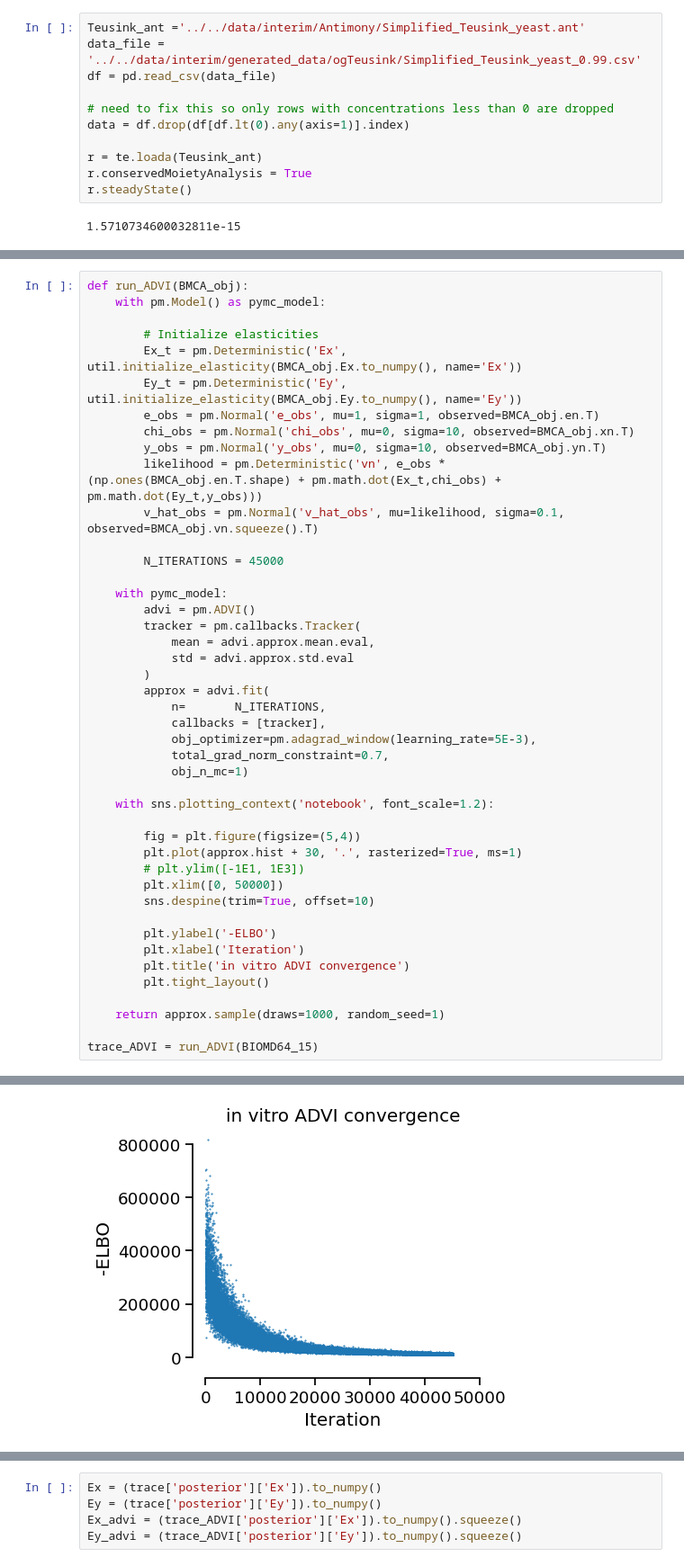
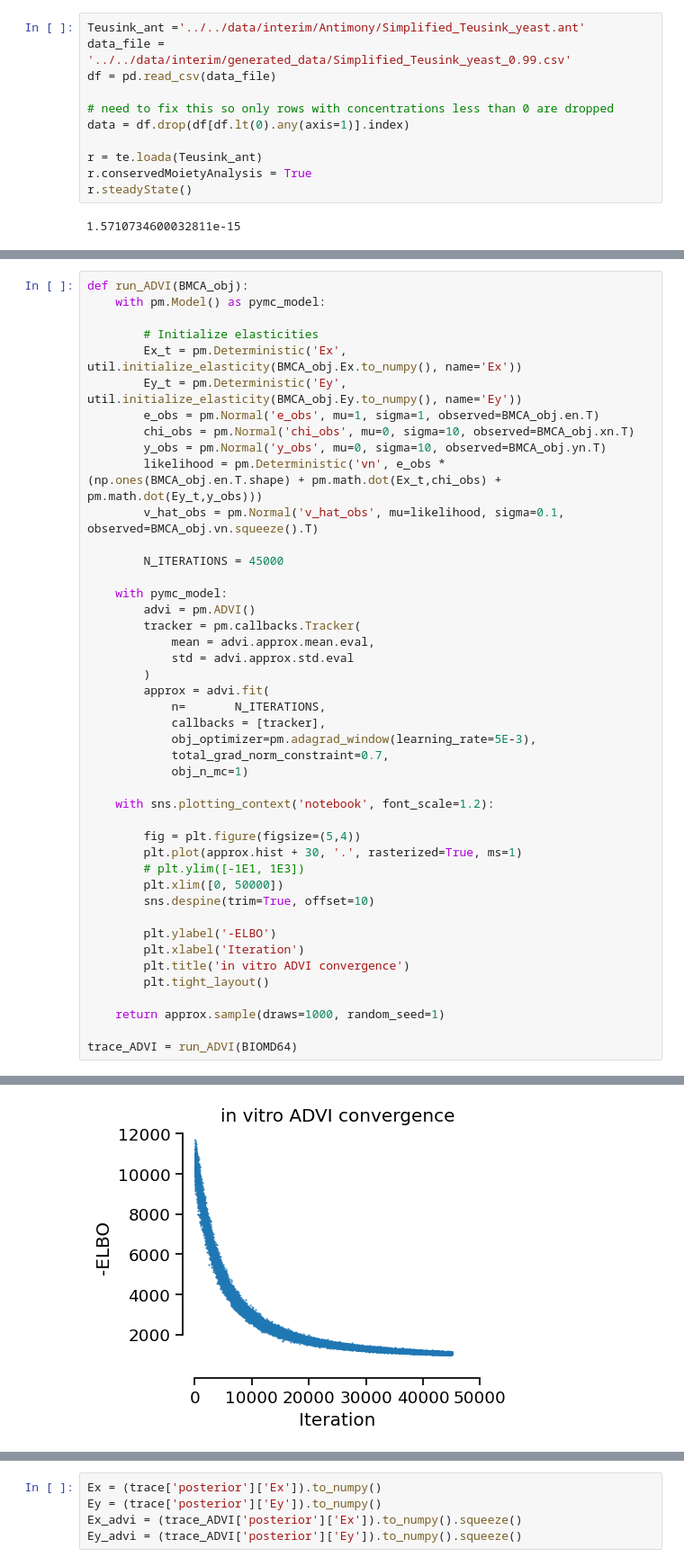
Before and after one commit to sys-bio/BMCA-pipeline, a Jupyter notebook: notebooks/all_data/perturbingEnzymesAndYs_v_noE.ipynb, the cells around one changed output, grey strips where cells are left out. Shown at 90% size. Cells and saved outputs as stored; diff of their text form.

```diff
--- a/notebooks/all_data/perturbingEnzymesAndYs_v_noE.ipynb
+++ b/notebooks/all_data/perturbingEnzymesAndYs_v_noE.ipynb
@@ -41,6 +45,6 @@ util.ant_to_cobra(Teusink_ant)
 # %%
 Teusink_ant ='../../data/interim/Antimony/Simplified_Teusink_yeast.ant'
-data_file = '../../data/interim/generated_data/ogTeusink/Simplified_Teusink_yeast_0.99.csv'
+data_file = '../../data/interim/generated_data/Simplified_Teusink_yeast_0.99.csv'
 df = pd.read_csv(data_file)
 
 # need to fix this so only rows with concentrations less than 0 are dropped
@@ -131,5 +102,5 @@ def run_ADVI(BMCA_obj):
 
     return approx.sample(draws=1000, random_seed=1)
 
-trace_ADVI = run_ADVI(BIOMD64_15)
+trace_ADVI = run_ADVI(BIOMD64)
 # %% [output]
@@ -138,4 +111,4 @@ Finished [100%]: Average Loss = 12,245
-[figure, old version]
+[figure, new version]
 # %%
 BMCA_obj = BIOMD64
 with pm.Model() as pymc_model:
```
Also changed, not shown: parts of 32 cells of this notebook.
